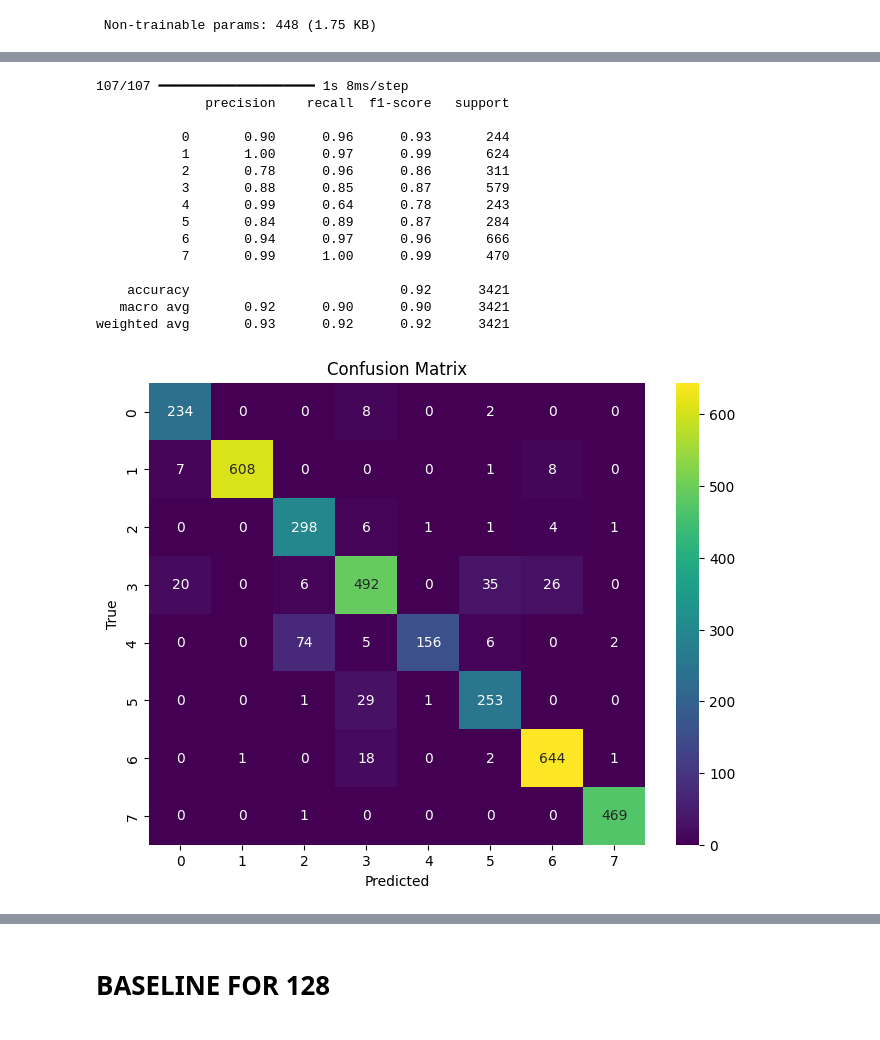
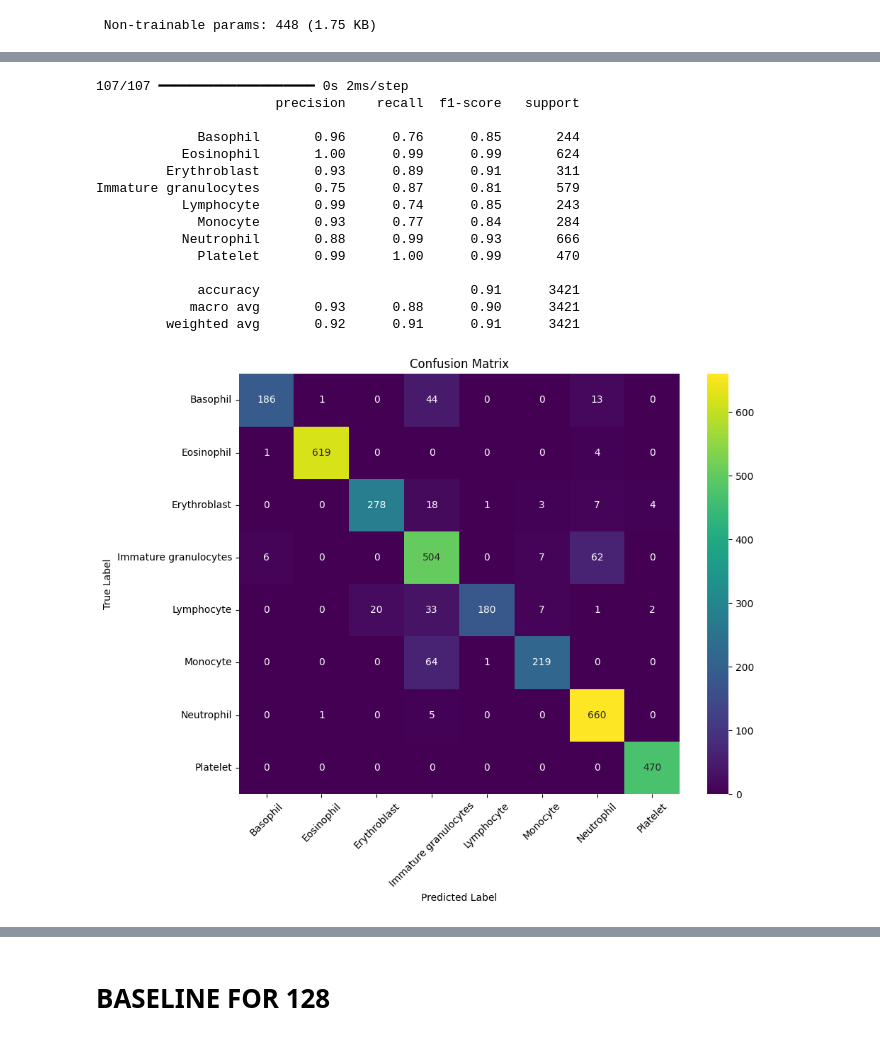
Before and after one commit to isikaykarakus/BloodMNIST_C4, a Jupyter notebook: Isikay_Karakus_C4.ipynb, the cells around one changed output, grey strips where cells are left out. Drawn from its saved outputs; the diff is of its cells as text; code cells hidden in the pictures.

```diff
--- a/Isikay_Karakus_C4.ipynb
+++ b/Isikay_Karakus_C4.ipynb
@@ -103,0 +67,11 @@ bloodmnist_64.npz   100%[===================>] 149.01M  20.0MB/s    in 9.0s
+# %%
+label_map = {
+    0: "Basophil",
+    1: "Eosinophil",
+    2: "Erythroblast",
+    3: "Immature granulocytes",
+    4: "Lymphocyte",
+    5: "Monocyte",
+    6: "Neutrophil",
+    7: "Platelet"
+}
@@ -165,9 +223,9 @@ def build_baseline_cnn(input_shape=(64, 64, 3), num_classes=8):
     ])
     return model
 
-model = build_baseline_cnn()
-model.compile(optimizer='adam', loss='sparse_categorical_crossentropy', metrics=['accuracy'])
-model.summary()
+model_baseline_64 = build_baseline_cnn()
+model_baseline_64.compile(optimizer='adam', loss='sparse_categorical_crossentropy', metrics=['accuracy'])
+model_baseline_64.summary()
 # %% [output]
 Model: "sequential"
 ┏━━━━━━━━━━━━━━━━━━━━━━━━━━━━━━━━━┳━━━━━━━━━━━━━━━━━━━━━━━━┳━━━━━━━━━━━━━━━┓
@@ -195,10 +253,10 @@ Model: "sequential"
 # %%
 early_stop = callbacks.EarlyStopping(patience=5, restore_best_weights=True)
 
-history = model.fit(
+history_baseline_64 = model_baseline_64.fit(
     X_train_64, y_train_64,
     validation_data=(X_val_64, y_val_64),
-    epochs=30,
+    epochs=40,
     batch_size=64,
     callbacks=[early_stop]
 )
@@ -252,31 +347,41 @@ Test Accuracy: 0.9220
 # %%
 from sklearn.metrics import classification_report, confusion_matrix
 import seaborn as sns
 
-y_pred = model.predict(X_test_64).argmax(axis=1)
-print(classification_report(y_test_64, y_pred))
+# Get predictions
+y_pred_baseline_64 = model_baseline_64.predict(X_test_64).argmax(axis=1)
+y_true_baseline_64 = y_test_64  # assuming this is label-encoded, not one-hot
 
-conf_matrix = confusion_matrix(y_test_64, y_pred)
-plt.figure(figsize=(8, 6))
-sns.heatmap(conf_matrix, annot=True, fmt="d", cmap="viridis")
+# Print classification report with class names
+print(classification_report(y_true_baseline_64, y_pred_baseline_64, target_names=list(label_map.values())))
+
+# Confusion matrix with class names
+conf_matrix = confusion_matrix(y_true_baseline_64, y_pred_baseline_64)
+plt.figure(figsize=(10, 8))
+sns.heatmap(conf_matrix, annot=True, fmt="d", cmap="viridis",
+            xticklabels=list(label_map.values()),
+            yticklabels=list(label_map.values()))
 plt.title("Confusion Matrix")
-plt.xlabel("Predicted")
-plt.ylabel("True")
+plt.xlabel("Predicted Label")
+plt.ylabel("True Label")
+plt.xticks(rotation=45)
+plt.yticks(rotation=0)
+plt.tight_layout()
 plt.show()
 # %% [output]
-107/107 ━━━━━━━━━━━━━━━━━━━━ 1s 8ms/step
-              precision    recall  f1-score   support
+107/107 ━━━━━━━━━━━━━━━━━━━━ 0s 2ms/step
+                       precision    recall  f1-score   support
 
-           0       0.90      0.96      0.93       244
-           1       1.00      0.97      0.99       624
-           2       0.78      0.96      0.86       311
-           3       0.88      0.85      0.87       579
-           4       0.99      0.64      0.78       243
-           5       0.84      0.89      0.87       284
-           6       0.94      0.97      0.96       666
-           7       0.99      1.00      0.99       470
+             Basophil       0.96      0.76      0.85       244
+           Eosinophil       1.00      0.99      0.99       624
+         Erythroblast       0.93      0.89      0.91       311
+Immature granulocytes       0.75      0.87      0.81       579
+           Lymphocyte       0.99      0.74      0.85       243
+             Monocyte       0.93      0.77      0.84       284
+           Neutrophil       0.88      0.99      0.93       666
+             Platelet       0.99      1.00      0.99       470
 
-    accuracy                           0.92      3421
-   macro avg       0.92      0.90      0.90      3421
-weighted avg       0.93      0.92      0.92      3421
+             accuracy                           0.91      3421
+            macro avg       0.93      0.88      0.90      3421
+         weighted avg       0.92      0.91      0.91      3421
-[figure, old version]
+[figure, new version]
```
Also changed, not shown: parts of 83 cells of this notebook.
